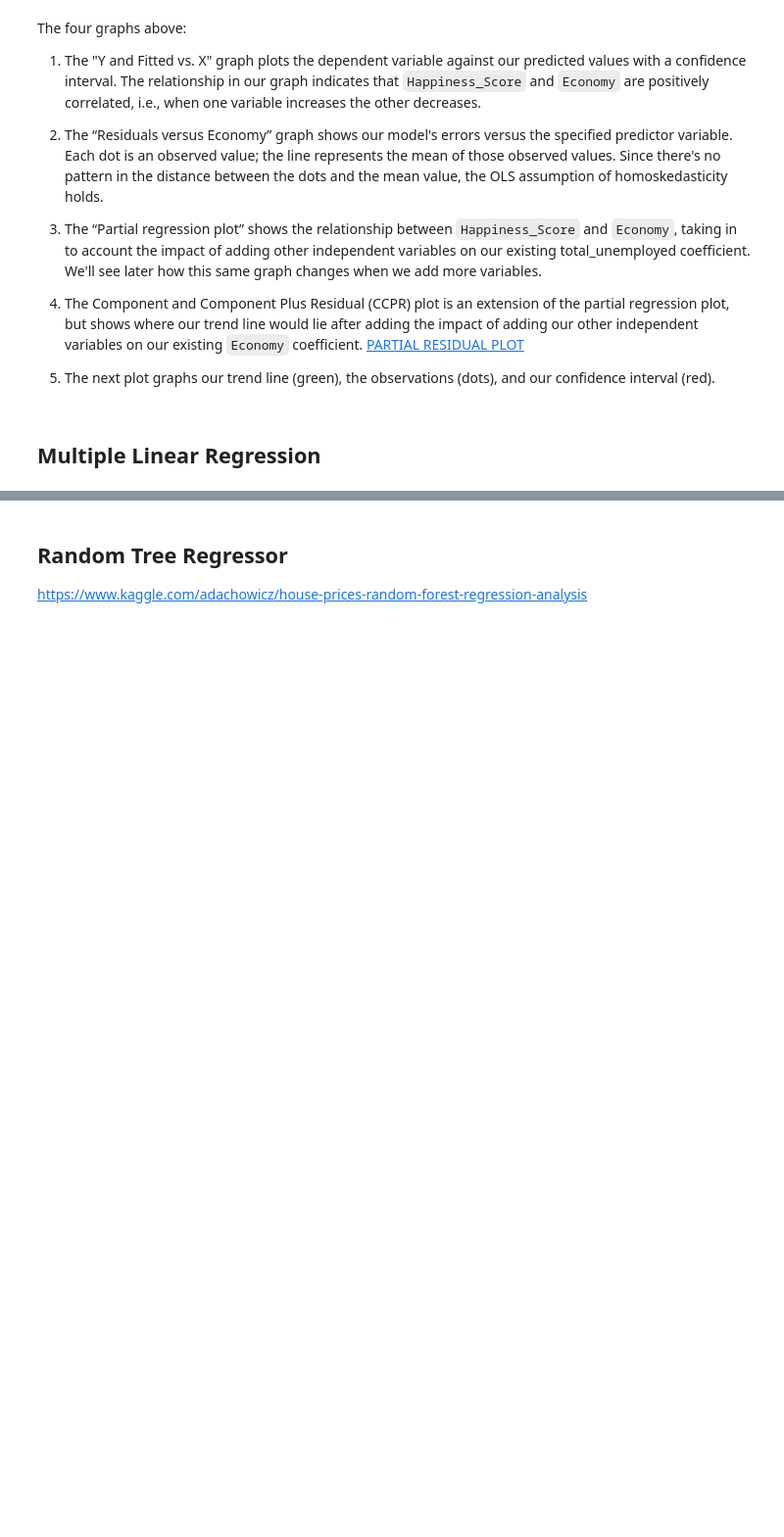
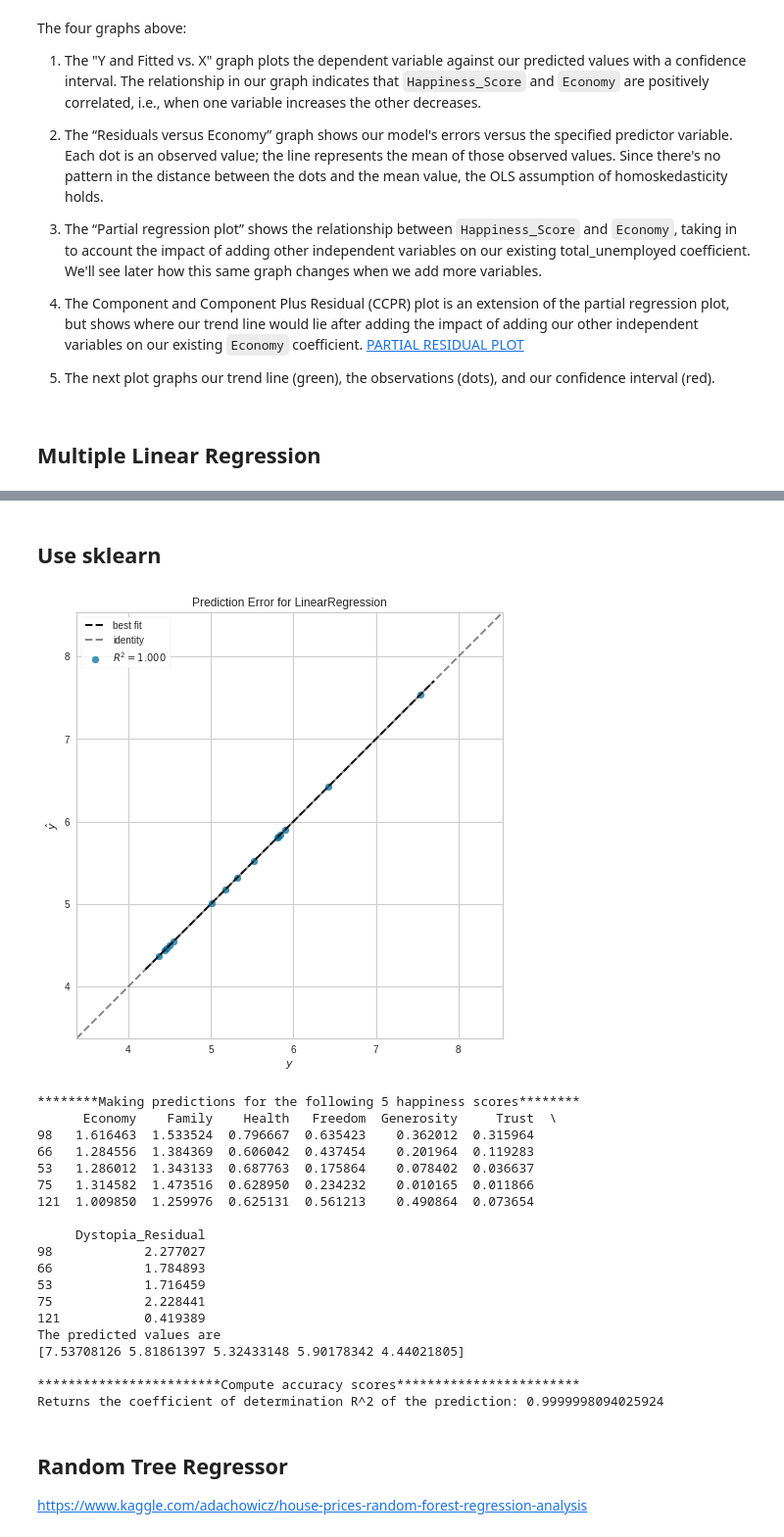
Before and after one commit to LingyiC/A-Cross-world-Happiness-Study-and-Website-Deploy, a Jupyter notebook: Prediction.ipynb, the cells around one changed output, grey strips where cells are left out. Shown at 98% size. Cells and saved outputs as stored; diff of their text form; code cells hidden in the pictures; blank space fills up the shorter version.

```diff
--- a/Prediction.ipynb
+++ b/Prediction.ipynb
@@ -218,6 +219,54 @@ Warnings:
 [1] Standard Errors assume that the covariance matrix of the errors is correctly specified.
 [figure]
 [figure]
+# %% [markdown]
+## Use sklearn
+# %%
+def Linear_Regression(data):
+  X = data[['Economy', 'Family', 'Health', 'Freedom', 'Generosity','Trust','Dystopia_Residual']]
+  y = data["Happiness_Score"]
+  X_train, X_test, y_train, y_test = train_test_split(X, y, test_size=0.1, random_state=1)
+  model = LinearRegression()
+  model.fit(X_train, y_train)
+  fig = plt.figure(figsize=(8,8),facecolor='w')
+  visualizer = PredictionError(model)
+  visualizer.fit(X_train, y_train)  # Fit the training data to the visualizer
+  visualizer.score(X_test, y_test)  # Evaluate the model on the test data
+  g = visualizer.poof()             # Draw/show/poof the data
+
+
+  print("********Making predictions for the following 5 happiness scores********")
+  print(X_test.head())
+  print("The predicted values are")
+  model.predict(X_test)
+  print(model.predict(X_test.head()))
+  print(' ')
+
+  print("************************Compute accuracy scores************************")
+  print("Returns the coefficient of determination R^2 of the prediction: {}".format(model.score(X_test, y_test)))
+# %%
+Linear_Regression(data_2018)
+# %% [output]
+[figure, added]
+********Making predictions for the following 5 happiness scores********
+      Economy    Family    Health   Freedom  Generosity     Trust  \
+98   1.616463  1.533524  0.796667  0.635423    0.362012  0.315964
+66   1.284556  1.384369  0.606042  0.437454    0.201964  0.119283
+53   1.286012  1.343133  0.687763  0.175864    0.078402  0.036637
+75   1.314582  1.473516  0.628950  0.234232    0.010165  0.011866
+121  1.009850  1.259976  0.625131  0.561213    0.490864  0.073654
+
+     Dystopia_Residual
+98            2.277027
+66            1.784893
+53            1.716459
+75            2.228441
+121           0.419389
+The predicted values are
+[7.53708126 5.81861397 5.32433148 5.90178342 4.44021805]
+
+************************Compute accuracy scores************************
+Returns the coefficient of determination R^2 of the prediction: 0.9999998094025924
 # %% [markdown]
 ## Random Tree Regressor
 https://www.kaggle.com/adachowicz/house-prices-random-forest-regression-analysis
```
Also changed, not shown: parts of 4 cells of this notebook.
